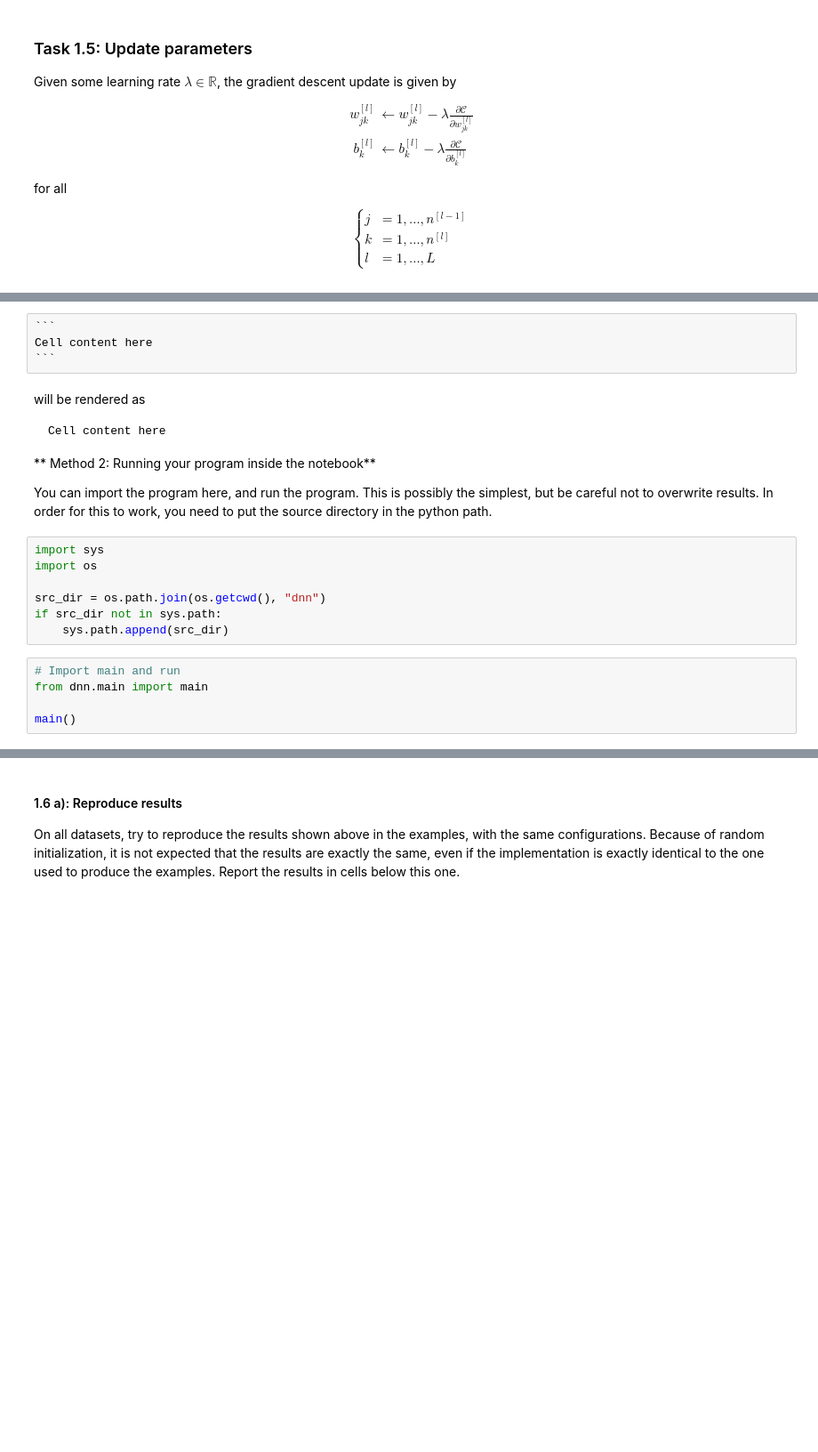
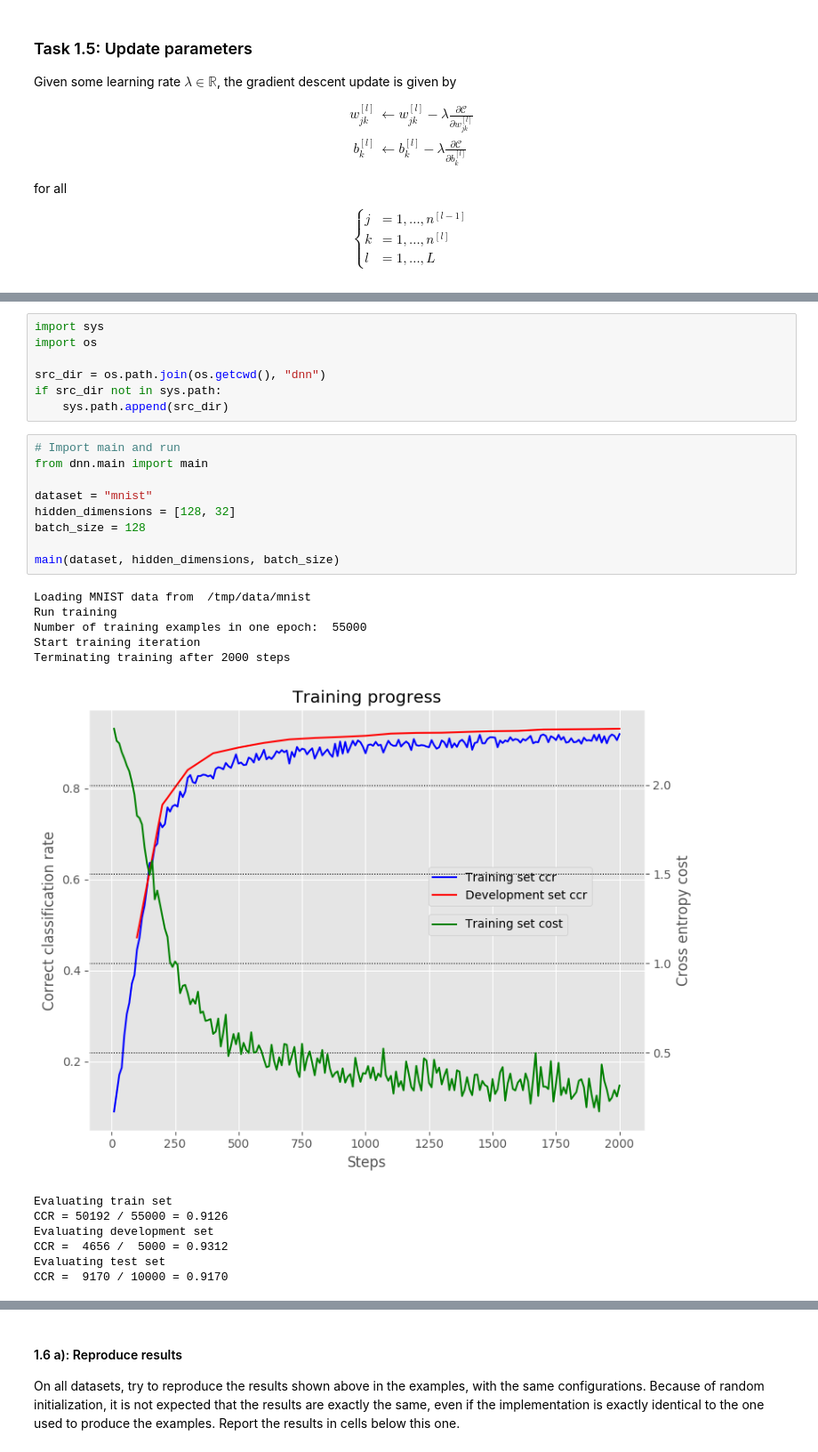
Before and after one commit to geirtul/in5400, a Jupyter notebook: mandatory/m01/uio_in5400_s2019_mandatory1_assignment.ipynb, the cells around one changed output, grey strips where cells are left out. Shown at 89% size. Drawn from its saved outputs; the diff is of its cells as text; blank space fills up the shorter version.

Commit message:
fixed backprop and updated notebooks

````diff
--- a/mandatory/m01/uio_in5400_s2019_mandatory1_assignment.ipynb
+++ b/mandatory/m01/uio_in5400_s2019_mandatory1_assignment.ipynb
@@ -437,17 +445,3 @@ and you can create monospaced blocks by enclosing the block with three "accent g
-# %% [raw]
-```
-Cell content here
-```
-# %% [markdown]
-will be rendered as
-
-```
-Cell content here
-```
-
-** Method 2: Running your program inside the notebook**
-
-You can import the program here, and run the program. This is possibly the simplest, but be careful not to overwrite results. In order for this to work, you need to put the source directory in the python path.
 # %%
 import sys
 import os
@@ -458,5 +452,22 @@ if src_dir not in sys.path:
 # %%
 # Import main and run
 from dnn.main import main
 
-main()
+dataset = "mnist"
+hidden_dimensions = [128, 32]
+batch_size = 128
+
+main(dataset, hidden_dimensions, batch_size)
+# %% [output]
+Loading MNIST data from  /tmp/data/mnist
+Run training
+Number of training examples in one epoch:  55000
+Start training iteration
+Terminating training after 2000 steps
+[figure, added]
+Evaluating train set
+CCR = 50192 / 55000 = 0.9126
+Evaluating development set
+CCR =  4656 /  5000 = 0.9312
+Evaluating test set
+CCR =  9170 / 10000 = 0.9170
````
Also changed, not shown: parts of 12 cells of this notebook, 4 other files.
